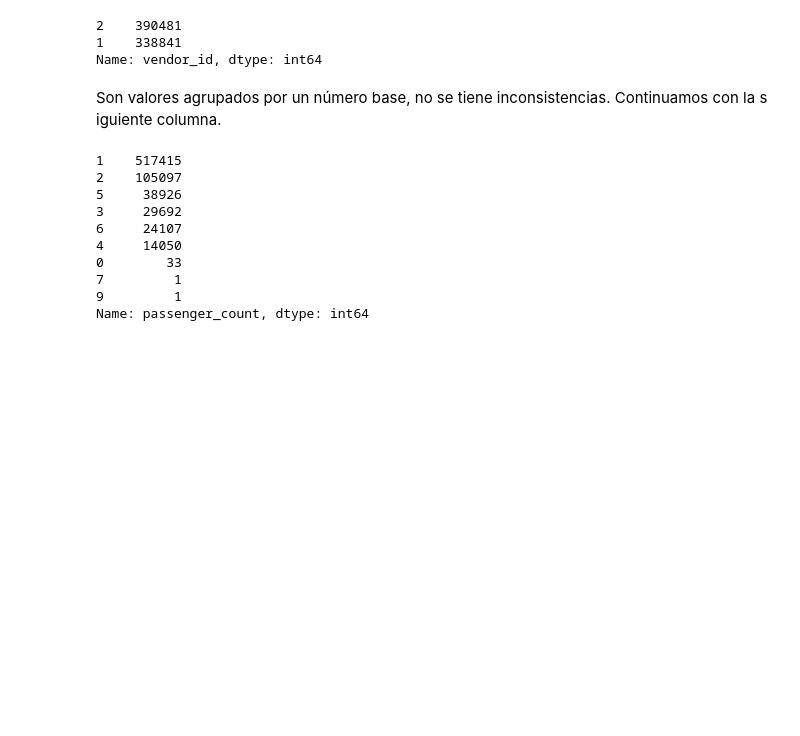
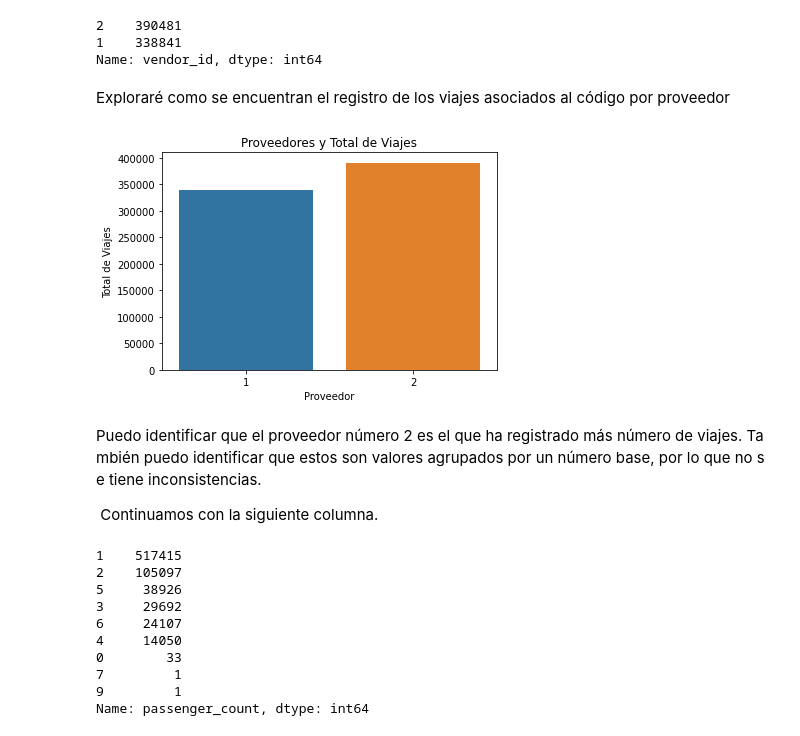
Before and after one commit to jcardonamde/datasets_ml, a Jupyter notebook: 03_datasets_ml.ipynb, the cells around one changed output. Cells and saved outputs as stored; diff of their text form; code cells hidden in the pictures; blank space fills up the shorter version.

```diff
--- a/03_datasets_ml.ipynb
+++ b/03_datasets_ml.ipynb
@@ -377,8 +377,25 @@ df['vendor_id'].value_counts()
 2    390481
 1    338841
 Name: vendor_id, dtype: int64
+# %% [markdown]
+Exploraré como se encuentran el registro de los viajes asociados al código por proveedor
+# %%
+# Se importan las librerias requeridas
+import matplotlib.pyplot as plt
+import seaborn as sns
+# Creo gráfico de barras para visualizar
+vendors = df['vendor_id'].value_counts()
+sns.barplot(x=vendors.index, y=vendors.values)
+plt.xlabel('Proveedor')
+plt.ylabel('Total de Viajes')
+plt.title("Proveedores y Total de Viajes")
+plt.show()
+# %% [output]
+[figure, added]
 # %% [markdown]
-Son valores agrupados por un número base, no se tiene inconsistencias. Continuamos con la siguiente columna.
+Puedo identificar que el proveedor número 2 es el que ha registrado más número de viajes. También puedo identificar que estos son valores agrupados por un número base, por lo que no se tiene inconsistencias.
+
+ Continuamos con la siguiente columna.
 # %%
 # Reviso la composición de valores por dato único en la columna passenger_count
 df['passenger_count'].value_counts()
```
Also changed, not shown: parts of 49 cells of this notebook.
